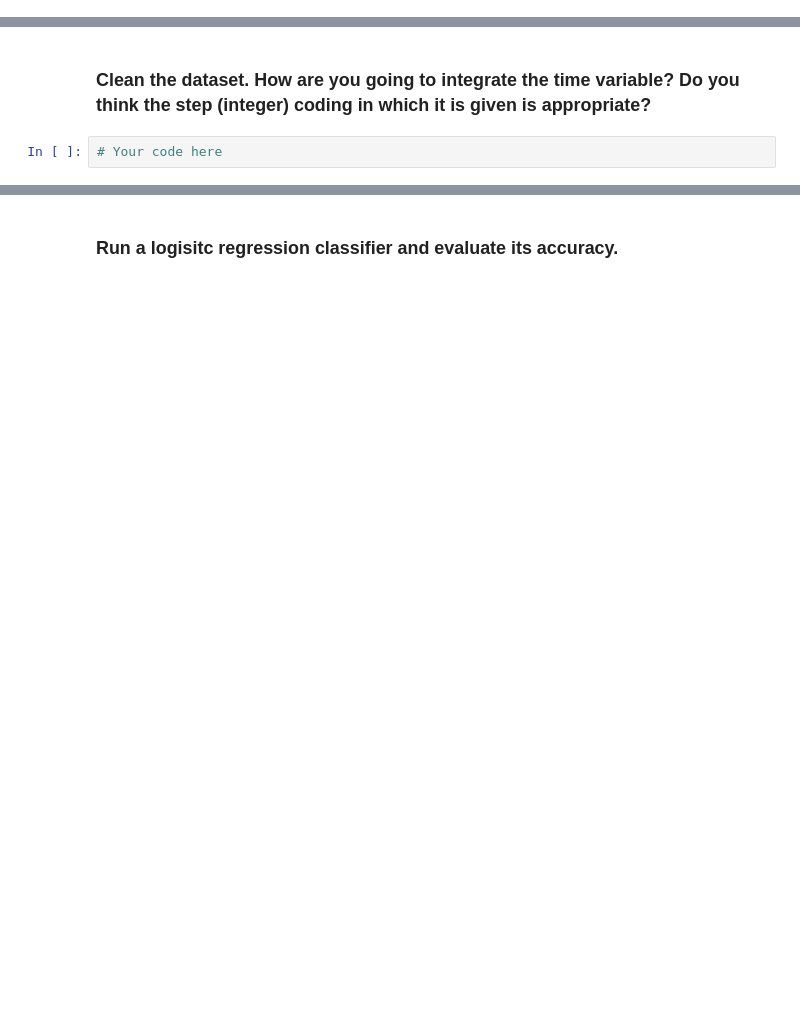
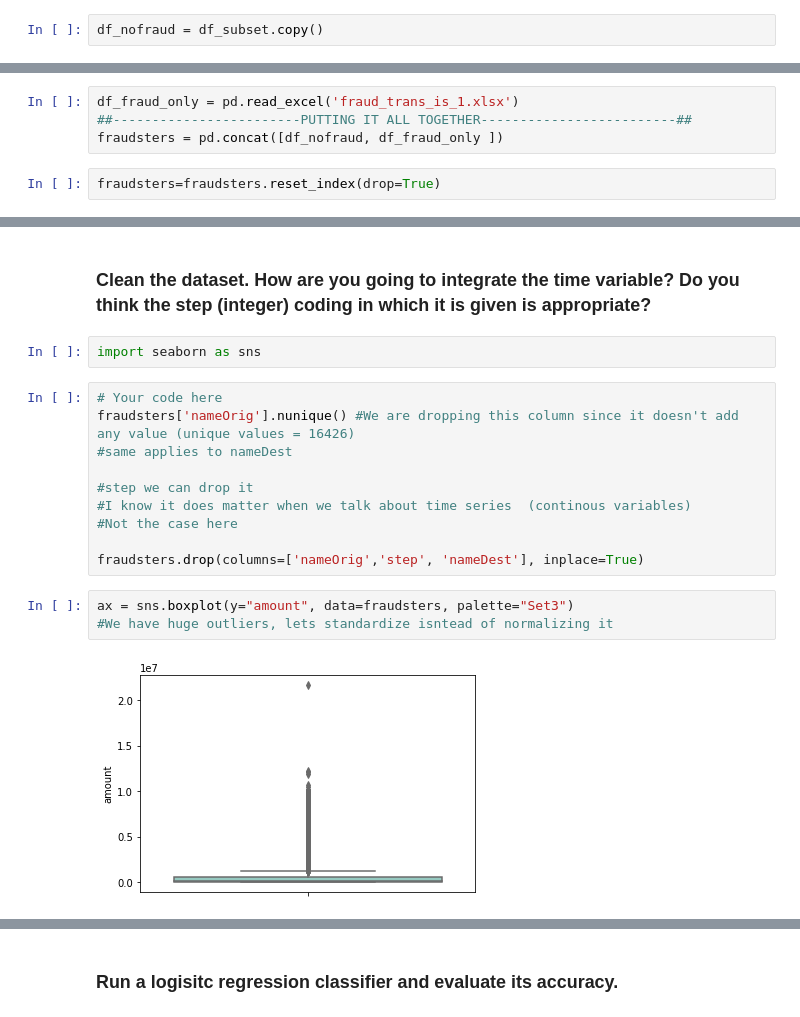
Before and after one commit to ta-data-lis/lab-imbalance, a Jupyter notebook: your-code/lab_imbalance.ipynb, the cells around one changed output, grey strips where cells are left out. Drawn from its saved outputs; the diff is of its cells as text; blank space fills up the shorter version.

Commit message:
Push with all models applied

```diff
--- a/your-code/lab_imbalance.ipynb
+++ b/your-code/lab_imbalance.ipynb
@@ -13,0 +80,2 @@ Like we disussed in class, when we have noisy data, if we are not careful, we ca
+# %%
+df_nofraud = df_subset.copy()
@@ -13,0 +123,6 @@ Like we disussed in class, when we have noisy data, if we are not careful, we ca
+# %%
+df_fraud_only = pd.read_excel('fraud_trans_is_1.xlsx')
+##------------------------PUTTING IT ALL TOGETHER-------------------------##
+fraudsters = pd.concat([df_nofraud, df_fraud_only ])
+# %%
+fraudsters=fraudsters.reset_index(drop=True)
@@ -18,4 +204,19 @@ Like we disussed in class, when we have noisy data, if we are not careful, we ca
 # %% [markdown]
 ### Clean the dataset. How are you going to integrate the time variable? Do you think the step (integer) coding in which it is given is appropriate?
-# %%
-# Your code here
+# %%
+import seaborn as sns
+# %%
+# Your code here
+fraudsters['nameOrig'].nunique() #We are dropping this column since it doesn't add any value (unique values = 16426)
+#same applies to nameDest
+
+#step we can drop it
+#I know it does matter when we talk about time series  (continous variables)
+#Not the case here
+
+fraudsters.drop(columns=['nameOrig','step', 'nameDest'], inplace=True)
+# %%
+ax = sns.boxplot(y="amount", data=fraudsters, palette="Set3")
+#We have huge outliers, lets standardize isntead of normalizing it
+# %% [output]
+[figure, added]
```
Also changed, not shown: parts of 75 cells of this notebook, 2 other files.
